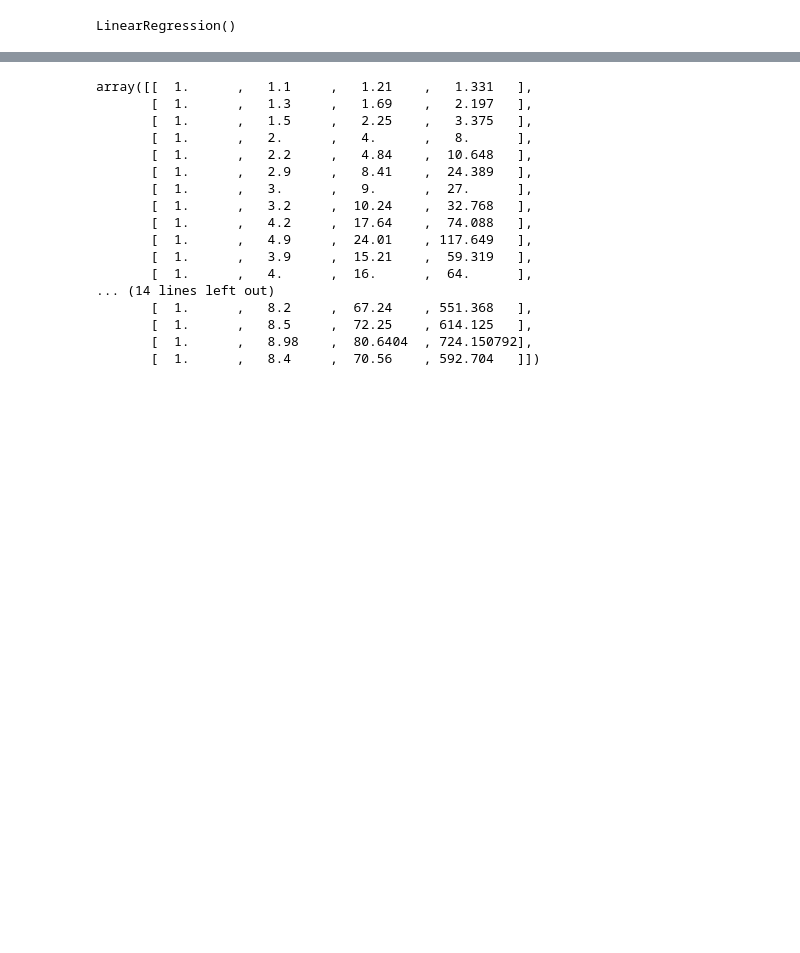
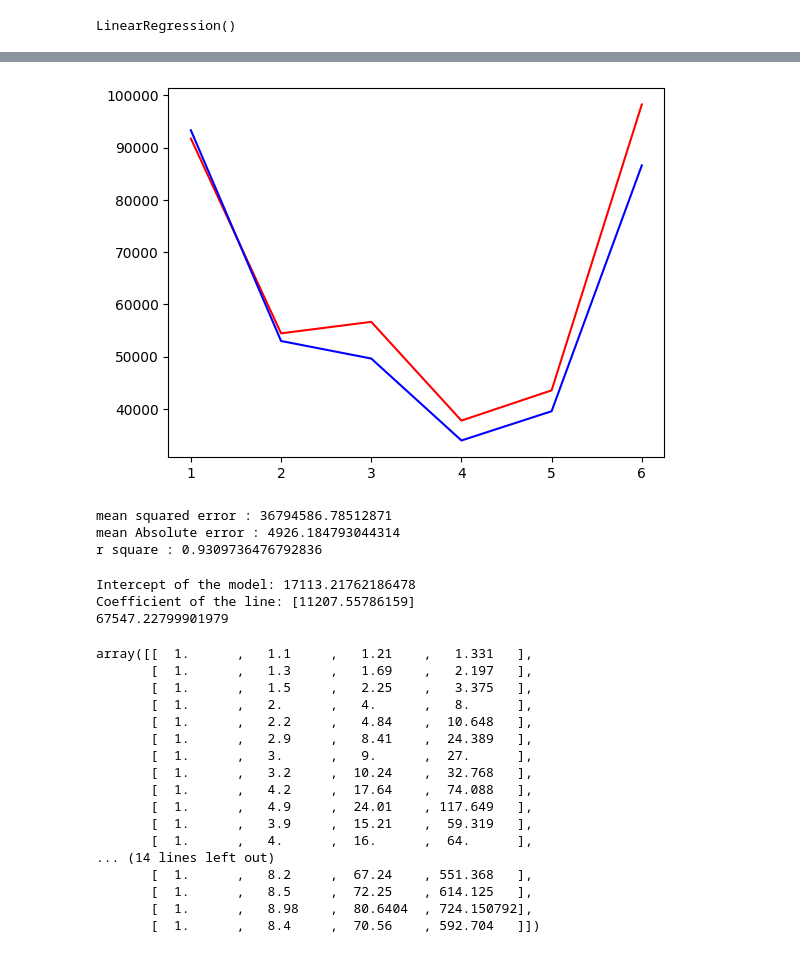
Before and after one commit to ali2yman/Machine_Learning, a Jupyter notebook: code/2 - LinearRegression.ipynb, the cells around one changed output, grey strips where cells are left out. Drawn from its saved outputs; the diff is of its cells as text; code cells hidden in the pictures; blank space fills up the shorter version.

```diff
--- a/code/2 - LinearRegression.ipynb
+++ b/code/2 - LinearRegression.ipynb
@@ -69,3 +100,38 @@ print(r2_score(y,preds))                 # model accuracy
+# %%
+# Plotting the actual and predicted values
+# elfar2 byn el actual values and predicted values
+c = [i for i in range(1,len(y_test)+1)]
+plt.plot(c,y_test,color='r',linestyle='-')
+plt.plot(c,y_pred,color='b',linestyle='-')
+plt.show()
+# %% [output]
+[figure, added]
+# %%
+# calculate Mean square error
+mse = mean_squared_error(y_test,y_pred)
+mae = mean_absolute_error(y_test,y_pred)
+# Calculate R square vale
+rsq = r2_score(y_test,y_pred)
+print('mean squared error :',mse)
+print('mean Absolute error :',mae)
+
+print('r square :',rsq)
+# %% [output]
+mean squared error : 36794586.78512871
+mean Absolute error : 4926.184793044314
+r square : 0.9309736476792836
+# %%
+# Intecept and coeff of the line
+print('Intercept of the model:',mymodel.intercept_)
+print('Coefficient of the line:',mymodel.coef_)   # Slope
+
+#
+y_hat = 11207.55786159 * 4.5 +  17113.21762186478
+print(y_hat)
+# %% [output]
+Intercept of the model: 17113.21762186478
+Coefficient of the line: [11207.55786159]
+67547.22799901979
 # %%
 poly = PolynomialFeatures(degree=3)
 x_poly = poly.fit_transform(x)
```
Also changed, not shown: parts of 12 cells of this notebook, 3 other files.
